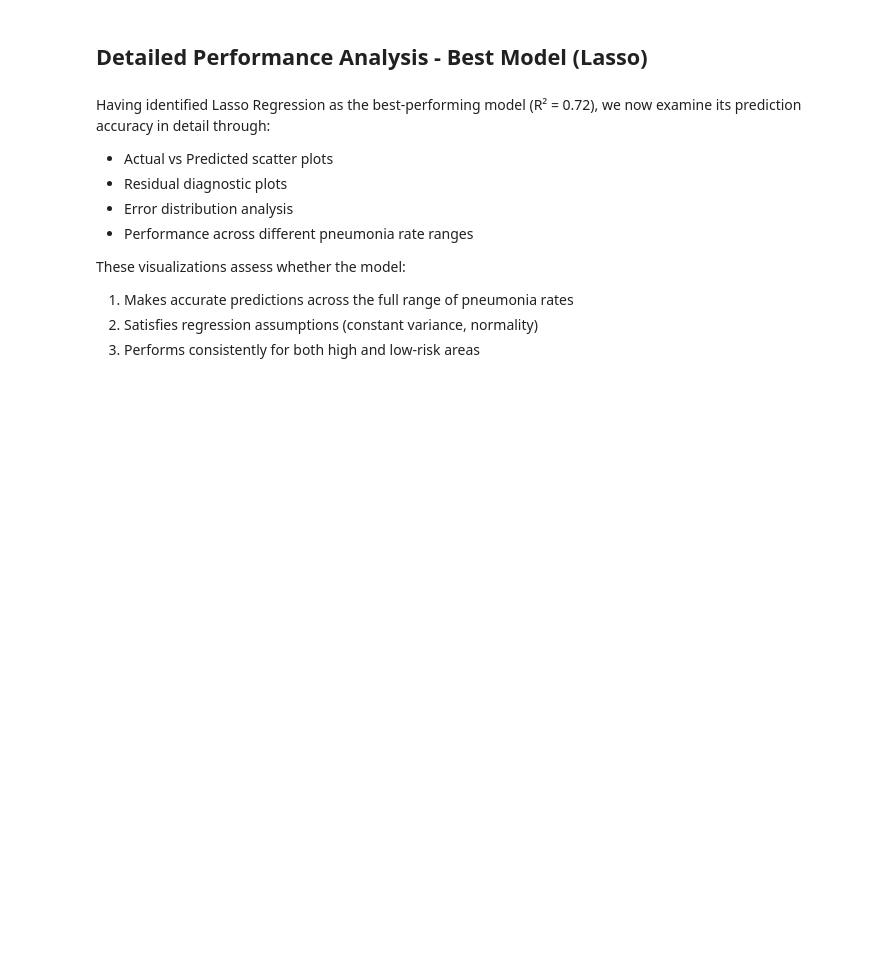
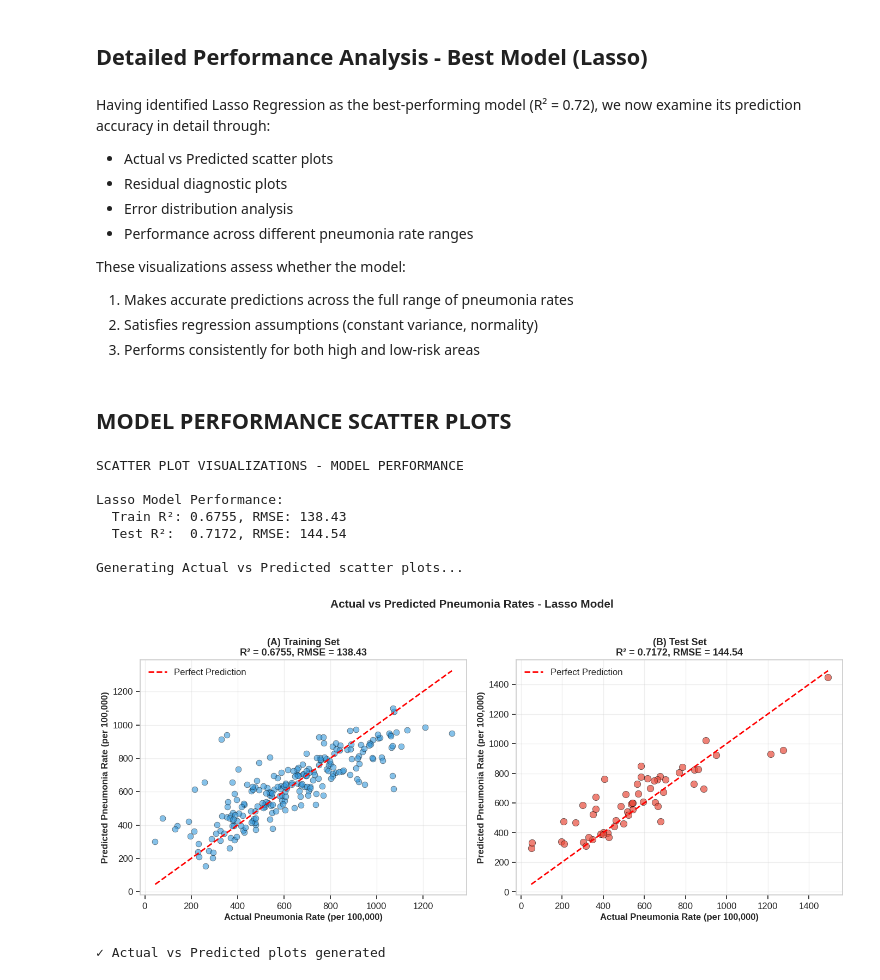
Before and after one commit to IfeakanduBenedict/pediatric-pneumonia-ml-england, a Jupyter notebook: Pediatric_Pneumonia_Analysis.ipynb, the cells around one changed output. Cells and saved outputs as stored; diff of their text form; code cells hidden in the pictures; blank space fills up the shorter version.

```diff
--- a/Pediatric_Pneumonia_Analysis.ipynb
+++ b/Pediatric_Pneumonia_Analysis.ipynb
@@ -1590,3 +1590,75 @@ These visualizations assess whether the model:
 1. Makes accurate predictions across the full range of pneumonia rates
 2. Satisfies regression assumptions (constant variance, normality)
 3. Performs consistently for both high and low-risk areas
+# %% [markdown]
+## **MODEL PERFORMANCE SCATTER PLOTS**
+# %%
+# MODEL PERFORMANCE SCATTER PLOTS - LASSO (BEST MODEL)
+
+print("SCATTER PLOT VISUALIZATIONS - MODEL PERFORMANCE")
+
+# Get predictions from best model (Lasso)
+lasso_model = models['Lasso']
+y_train_pred = lasso_model.predict(X_train_scaled)
+y_test_pred = lasso_model.predict(X_test_scaled)
+
+# Calculate residuals
+train_residuals = y_train - y_train_pred
+test_residuals = y_test - y_test_pred
+
+# Calculate metrics
+train_r2 = r2_score(y_train, y_train_pred)
+test_r2 = r2_score(y_test, y_test_pred)
+train_rmse = np.sqrt(mean_squared_error(y_train, y_train_pred))
+test_rmse = np.sqrt(mean_squared_error(y_test, y_test_pred))
+
+print(f"\nLasso Model Performance:")
+print(f"  Train R²: {train_r2:.4f}, RMSE: {train_rmse:.2f}")
+print(f"  Test R²:  {test_r2:.4f}, RMSE: {test_rmse:.2f}")
+
+# ACTUAL VS PREDICTED SCATTER PLOT
+
+print("\nGenerating Actual vs Predicted scatter plots...")
+
+fig, axes = plt.subplots(1, 2, figsize=(14, 6))
+
+# Training Set
+ax1 = axes[0]
+ax1.scatter(y_train, y_train_pred, alpha=0.6, s=60, edgecolor='black', linewidth=0.5, color='#3498db')
+ax1.plot([y_train.min(), y_train.max()], [y_train.min(), y_train.max()],
+         'r--', lw=2, label='Perfect Prediction')
+ax1.set_xlabel('Actual Pneumonia Rate (per 100,000)', fontsize=12, fontweight='bold')
+ax1.set_ylabel('Predicted Pneumonia Rate (per 100,000)', fontsize=12, fontweight='bold')
+ax1.set_title(f'(A) Training Set\nR² = {train_r2:.4f}, RMSE = {train_rmse:.2f}',
+              fontsize=13, fontweight='bold')
+ax1.legend(loc='upper left')
+ax1.grid(True, alpha=0.3)
+
+# Test Set
+ax2 = axes[1]
+ax2.scatter(y_test, y_test_pred, alpha=0.7, s=80, edgecolor='black', linewidth=0.5, color='#e74c3c')
+ax2.plot([y_test.min(), y_test.max()], [y_test.min(), y_test.max()],
+         'r--', lw=2, label='Perfect Prediction')
+ax2.set_xlabel('Actual Pneumonia Rate (per 100,000)', fontsize=12, fontweight='bold')
+ax2.set_ylabel('Predicted Pneumonia Rate (per 100,000)', fontsize=12, fontweight='bold')
+ax2.set_title(f'(B) Test Set\nR² = {test_r2:.4f}, RMSE = {test_rmse:.2f}',
+              fontsize=13, fontweight='bold')
+ax2.legend(loc='upper left')
+ax2.grid(True, alpha=0.3)
+
+plt.suptitle('Actual vs Predicted Pneumonia Rates - Lasso Model',
+             fontsize=15, fontweight='bold', y=1.02)
+plt.tight_layout()
+plt.show()
+
+print("✓ Actual vs Predicted plots generated")
+# %% [output]
+SCATTER PLOT VISUALIZATIONS - MODEL PERFORMANCE
+
+Lasso Model Performance:
+  Train R²: 0.6755, RMSE: 138.43
+  Test R²:  0.7172, RMSE: 144.54
+
+Generating Actual vs Predicted scatter plots...
+[figure, added]
+✓ Actual vs Predicted plots generated
```
